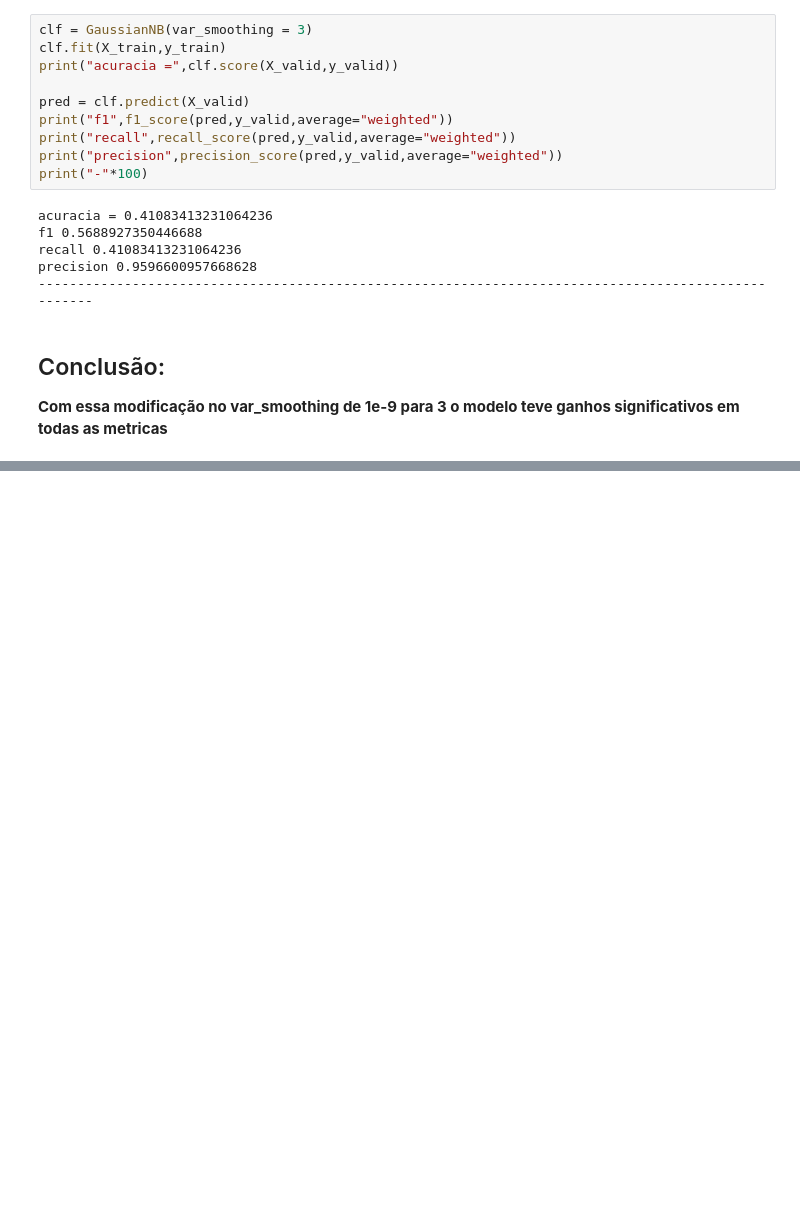
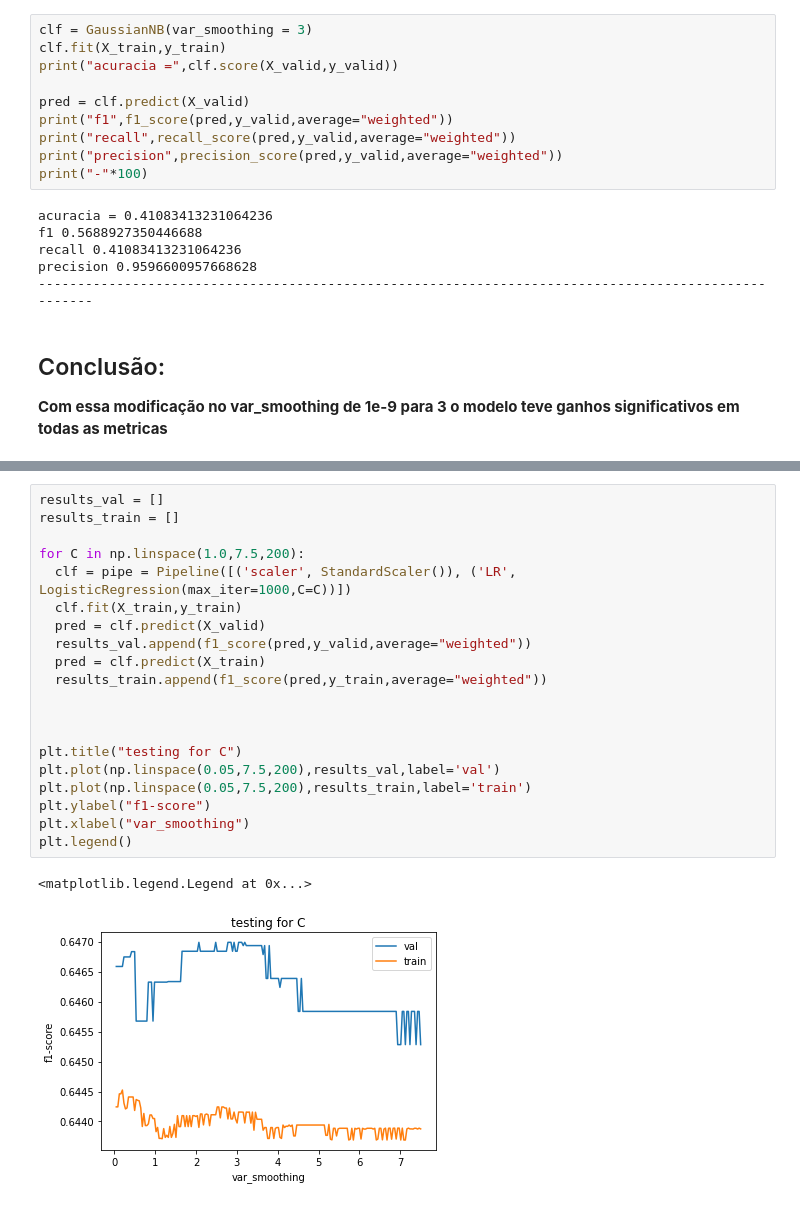
Before and after one commit to IndioP/Projeto-AM, a Jupyter notebook: Avila.ipynb, the cells around one changed output, grey strips where cells are left out. Cells and saved outputs as stored; diff of their text form; blank space fills up the shorter version.

```diff
--- a/Avila.ipynb
+++ b/Avila.ipynb
@@ -273,0 +352,23 @@ precision 0.9596600957668628
+# %%
+results_val = []
+results_train = []
+
+for C in np.linspace(1.0,7.5,200):
+  clf = pipe = Pipeline([('scaler', StandardScaler()), ('LR', LogisticRegression(max_iter=1000,C=C))])
+  clf.fit(X_train,y_train)
+  pred = clf.predict(X_valid)
+  results_val.append(f1_score(pred,y_valid,average="weighted"))
+  pred = clf.predict(X_train)
+  results_train.append(f1_score(pred,y_train,average="weighted"))
+
+
+
+plt.title("testing for C")
+plt.plot(np.linspace(0.05,7.5,200),results_val,label='val')
+plt.plot(np.linspace(0.05,7.5,200),results_train,label='train')
+plt.ylabel("f1-score")
+plt.xlabel("var_smoothing")
+plt.legend()
+# %% [output]
+<matplotlib.legend.Legend at 0x...>
+[figure, added]
```
Also changed, not shown: parts of 8 cells of this notebook.
